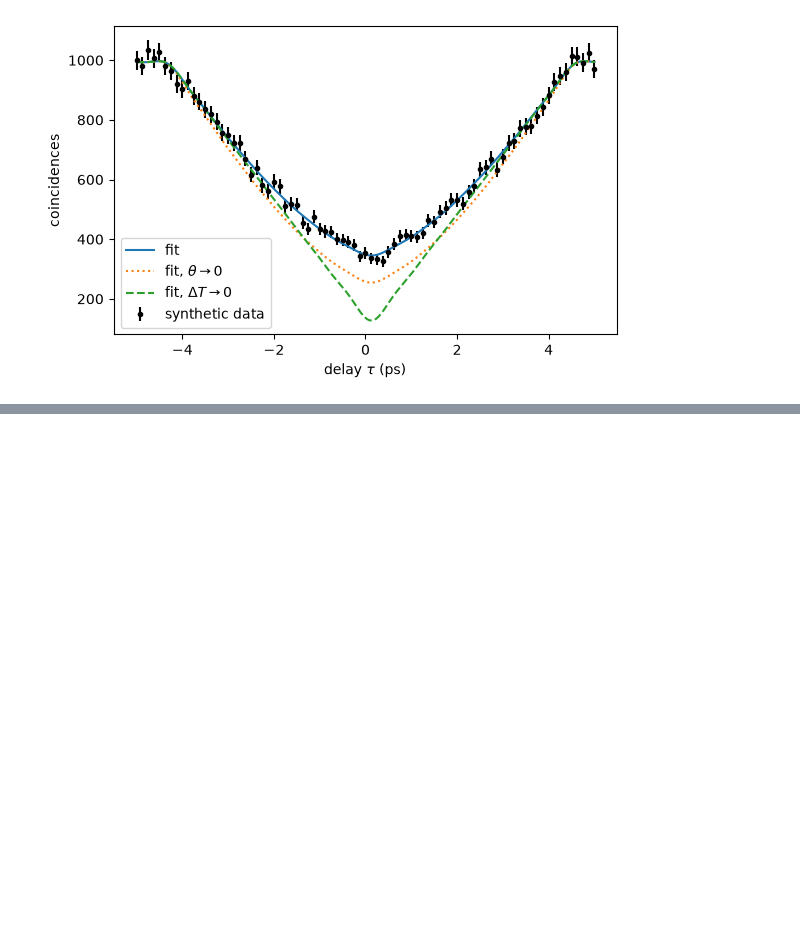
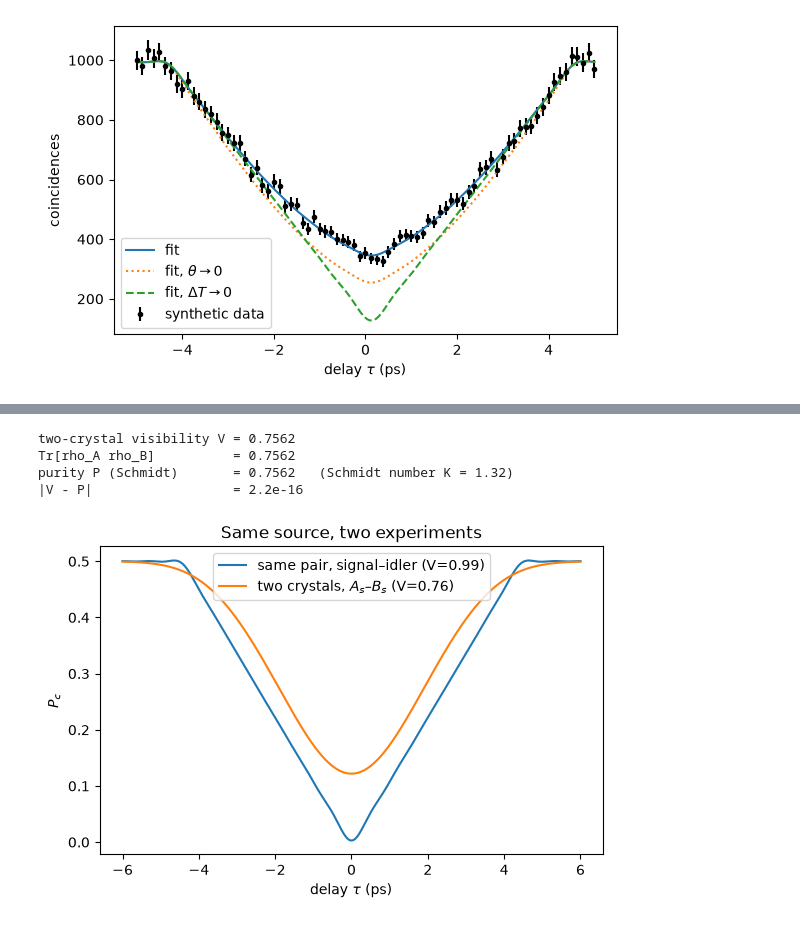
Before and after one commit to nicosieber/PhotonPairLab, a Jupyter notebook: notebooks/hom_visibility.ipynb, the cells around one changed output, grey strips where cells are left out. Cells and saved outputs as stored; diff of their text form; code cells hidden in the pictures; blank space fills up the shorter version.

```diff
--- a/notebooks/hom_visibility.ipynb
+++ b/notebooks/hom_visibility.ipynb
@@ -133,14 +136,16 @@ grid = SPDCGridConfig(steps=100, signal_range=wl_range, idler_range=wl_range)
 H = linear_polarization(0.0)
 
 
-def simulate(T=T_design):
+def simulate(T=T_design, mode="periodic", w=None):
     # Pole for degeneracy at T_design, then operate the crystal at temperature T.
+    # mode/w select the poling ("periodic" or apodized "subcoh" with domain width w).
+    extra = {} if w is None else {"w": w}
     design = Crystal(crystal_length=crystal_length, material=material, pm_strategy="quasi",
-                     spdc_type="type-II", T=T_design)
-    poling = design.generate_poling(laser=laser, mode="periodic",
+                     spdc_type="type-II", T=T_design, **extra)
+    poling = design.generate_poling(laser=laser, mode=mode,
                                     wavelength_signal=wl0, wavelength_idler=wl0, resolution=5)
     crystal = Crystal(crystal_length=crystal_length, material=material, pm_strategy="quasi",
-                      spdc_type="type-II", T=T, coherence_length=design.coherence_length)
+                      spdc_type="type-II", T=T, coherence_length=design.coherence_length, **extra)
     crystal.apply_poling(poling)
     sim = SPDC_Simulation(crystal, laser, wavelength_signal=wl0, wavelength_idler=wl0, grid=grid)
     return sim.run()
@@ -439,0 +479,25 @@ fix alone would restore. Some practical notes for real data:
+# %%
+res_A = simulate()
+res_B = simulate()   # an independent second crystal with the same design
+two_crystal = HOMAnalyzer(res_A, res_B).compute_two_mode_HOM("signal", "signal", taus_s=taus)
+_, purity_A, K_A = SpectralAnalyzer(res_A).schmidt_decomposition()
+
+V_two = visibility(two_crystal.coincidence_probabilities)
+print(f"two-crystal visibility V = {V_two:.4f}")
+print(f"Tr[rho_A rho_B]          = {two_crystal.overlap_at_zero_delay:.4f}")
+print(f"purity P (Schmidt)       = {purity_A:.4f}   (Schmidt number K = {K_A:.2f})")
+print(f"|V - P|                  = {abs(V_two - purity_A):.1e}")
+
+fig, ax = plt.subplots(figsize=(6.5, 4))
+ax.plot(taus_ps, Pc_exch, label=f"same pair, signal–idler (V={visibility(Pc_exch):.2f})")
+ax.plot(taus_ps, two_crystal.coincidence_probabilities,
+        label=fr"two crystals, $A_s$–$B_s$ (V={V_two:.2f})")
+ax.set(xlabel=r"delay $\tau$ (ps)", ylabel=r"$P_c$", title="Same source, two experiments")
+ax.legend()
+plt.show()
+# %% [output]
+two-crystal visibility V = 0.7562
+Tr[rho_A rho_B]          = 0.7562
+purity P (Schmidt)       = 0.7562   (Schmidt number K = 1.32)
+|V - P|                  = 2.2e-16
+[figure, added]
```
Also changed, not shown: parts of 10 cells of this notebook.
